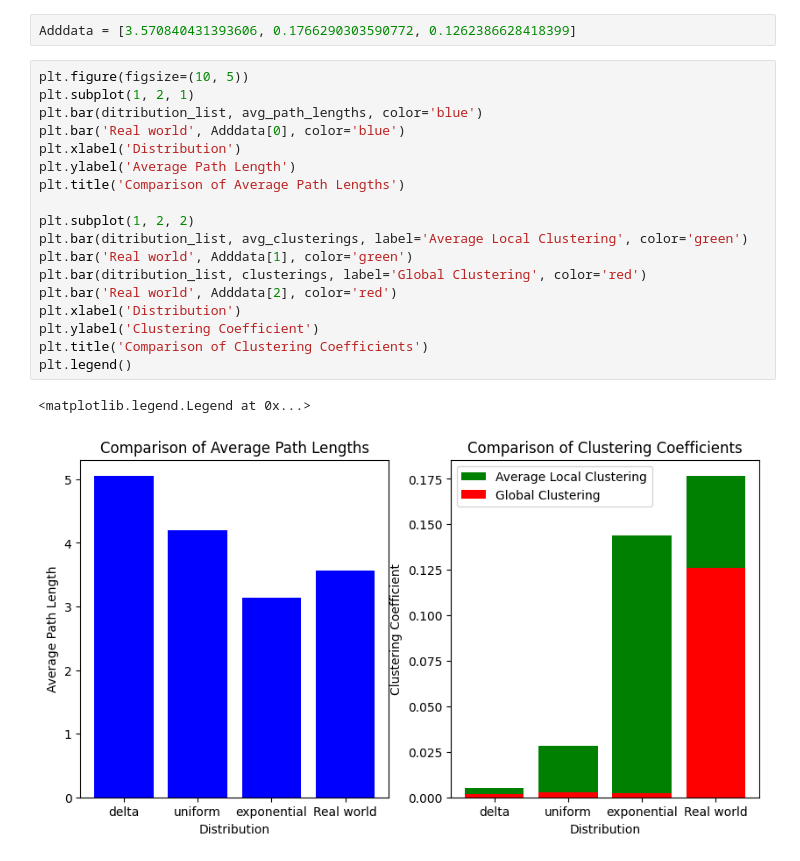
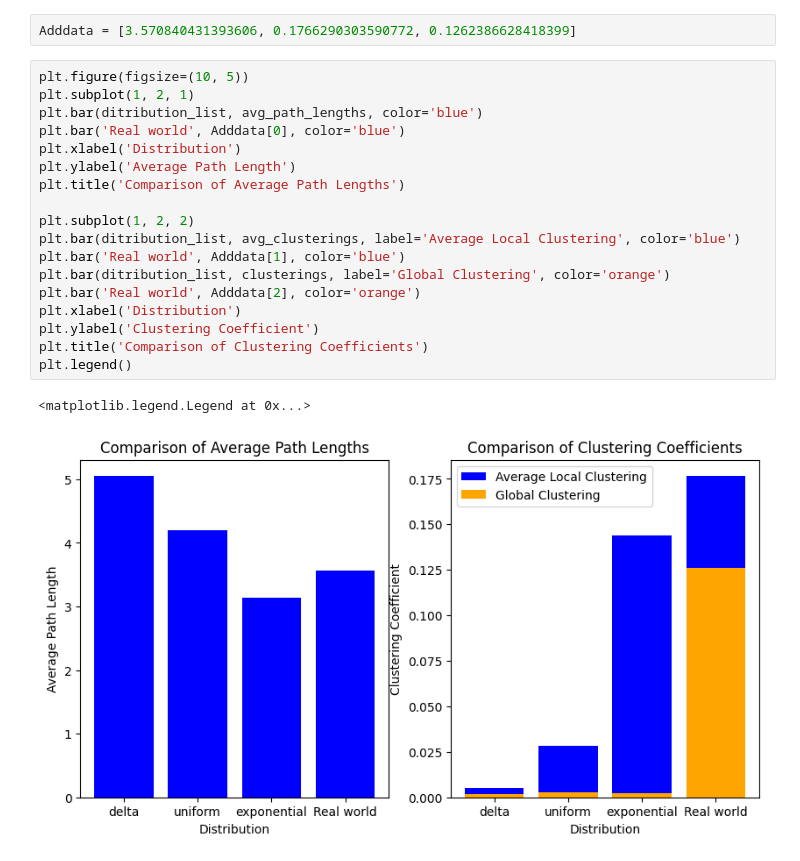
Before and after one commit to AaronDC60/Bianconi_Barabasi, a Jupyter notebook: code/analysis_version_Anne.ipynb, the cells around one changed output. Drawn from its saved outputs; the diff is of its cells as text.

Commit message:
new update plots
plots

```diff
--- a/code/analysis_version_Anne.ipynb
+++ b/code/analysis_version_Anne.ipynb
@@ -340,21 +340,21 @@ Adddata = [3.570840431393606, 0.1766290303590772, 0.1262386628418399]
 # %%
 plt.figure(figsize=(10, 5))
 plt.subplot(1, 2, 1)
 plt.bar(ditribution_list, avg_path_lengths, color='blue')
 plt.bar('Real world', Adddata[0], color='blue')
 plt.xlabel('Distribution')
 plt.ylabel('Average Path Length')
 plt.title('Comparison of Average Path Lengths')
 
 plt.subplot(1, 2, 2)
-plt.bar(ditribution_list, avg_clusterings, label='Average Local Clustering', color='green')
-plt.bar('Real world', Adddata[1], color='green')
-plt.bar(ditribution_list, clusterings, label='Global Clustering', color='red')
-plt.bar('Real world', Adddata[2], color='red')
+plt.bar(ditribution_list, avg_clusterings, label='Average Local Clustering', color='blue')
+plt.bar('Real world', Adddata[1], color='blue')
+plt.bar(ditribution_list, clusterings, label='Global Clustering', color='orange')
+plt.bar('Real world', Adddata[2], color='orange')
 plt.xlabel('Distribution')
 plt.ylabel('Clustering Coefficient')
 plt.title('Comparison of Clustering Coefficients')
 plt.legend()
 # %% [output]
 <matplotlib.legend.Legend at 0x...>
-[figure, old version]
+[figure, new version]
```
